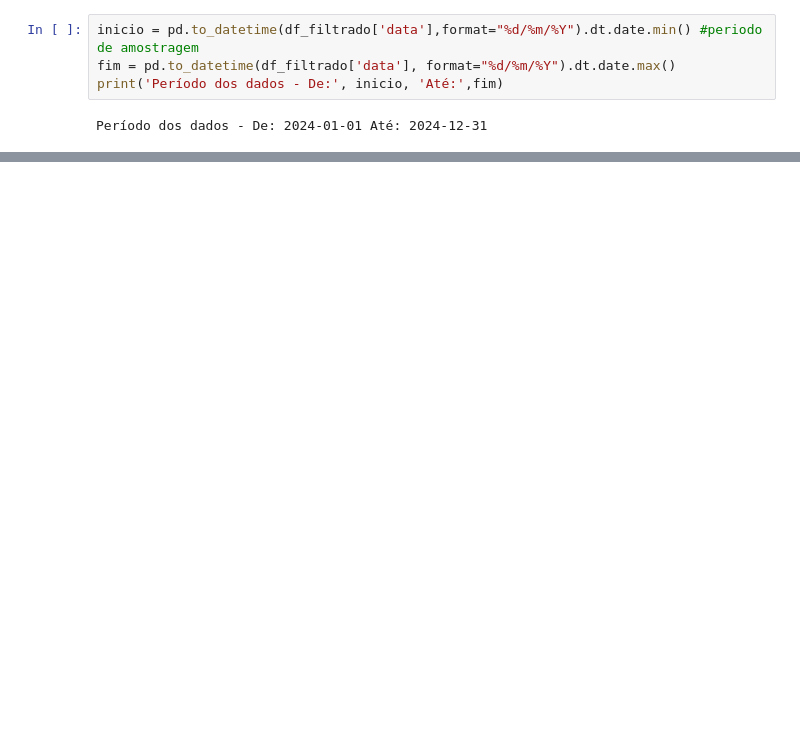
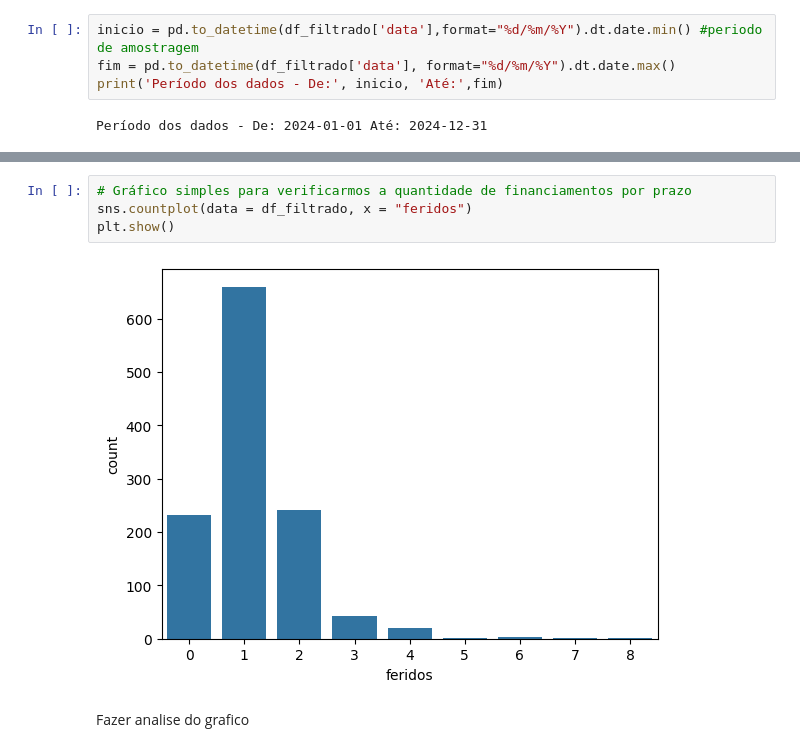
Before and after one commit to WesleyGeilson/Probabilidade-e-Estatistica, a Jupyter notebook: Analise de dados - Prob e estas/main.ipynb, the cells around one changed output, grey strips where cells are left out. Saved outputs shown, nothing was run; the diff lists cells and outputs as text; blank space fills up the shorter version.

```diff
--- a/Analise de dados - Prob e estas/main.ipynb
+++ b/Analise de dados - Prob e estas/main.ipynb
@@ -140,0 +199,8 @@ except Exception as e:
+# %%
+# Gráfico simples para verificarmos a quantidade de financiamentos por prazo
+sns.countplot(data = df_filtrado, x = "feridos")
+plt.show()
+# %% [output]
+[figure, added]
+# %% [markdown]
+Fazer analise do grafico
```
Also changed, not shown: parts of 13 cells of this notebook.
